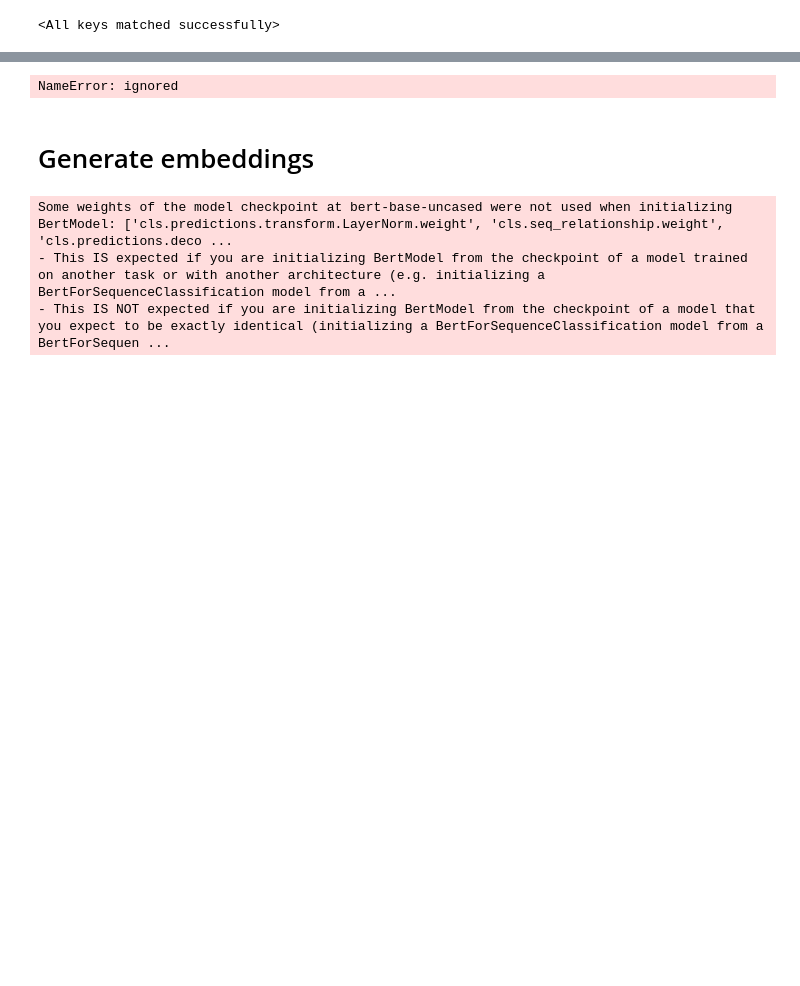
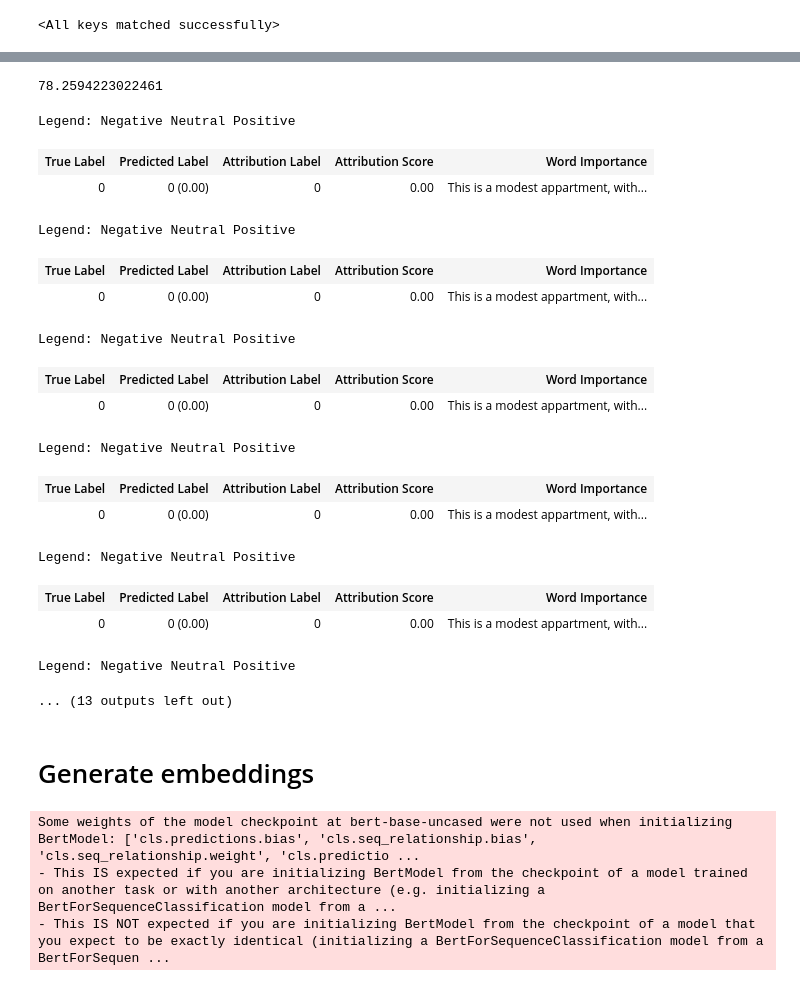
Before and after one commit to dernameistegal/airbnb_price, a Jupyter notebook: model_reviews.ipynb, the cells around one changed output, grey strips where cells are left out. Cells and saved outputs as stored; diff of their text form; code cells hidden in the pictures; blank space fills up the shorter version.

```diff
--- a/model_reviews.ipynb
+++ b/model_reviews.ipynb
@@ -199,23 +134,0 @@ model1.load_state_dict(torch.load("/content/checkpoints/checkpoint.pt"))
-# %%
-# show correlation
-from scipy.stats.stats import pearsonr
-import matplotlib.pyplot as plt
-
-ys = []
-ypreds = []
-
-with torch.no_grad():
-    model = model1.eval()
-
-    for ids, labels, masks in valloader:
-        ids, masks = ids.to(device), masks.to(device)
-        y_pred = model1(ids, masks)[0]
-        y_pred = list(y_pred.detach().cpu())
-        ypreds = ypreds + y_pred
-
-        ys = ys + list(labels)
-
-
-plt.scatter(ys, ypreds)
-plt.show()
-pearsonr(ys, ypreds)
@@ -335,21 +246,39 @@ pearsonr(ys, ypreds)
 # %%
+import explainability_utils as explain
 text = "This is a modest appartment, with a backyard location in the centre of downtown vienna"
-attention = explain.pipeline(text, model1, device)
+attention = explain.pipeline(text, model, device)
 explain.visualize_attention(text, attention)
 # %% [output]
-NameError: ignored
+78.2594223022461
+Legend: Negative Neutral Positive
+| True Label | Predicted Label | Attribution Label | Attribution Score | Word Importance |
+| 0 | 0 (0.00) | 0 | 0.00 | This is a modest appartment, with... |
+Legend: Negative Neutral Positive
+| True Label | Predicted Label | Attribution Label | Attribution Score | Word Importance |
+| 0 | 0 (0.00) | 0 | 0.00 | This is a modest appartment, with... |
+Legend: Negative Neutral Positive
+| True Label | Predicted Label | Attribution Label | Attribution Score | Word Importance |
+| 0 | 0 (0.00) | 0 | 0.00 | This is a modest appartment, with... |
+Legend: Negative Neutral Positive
+| True Label | Predicted Label | Attribution Label | Attribution Score | Word Importance |
+| 0 | 0 (0.00) | 0 | 0.00 | This is a modest appartment, with... |
+Legend: Negative Neutral Positive
+| True Label | Predicted Label | Attribution Label | Attribution Score | Word Importance |
+| 0 | 0 (0.00) | 0 | 0.00 | This is a modest appartment, with... |
+Legend: Negative Neutral Positive
+... (13 outputs left out)
 # %% [markdown]
 # Generate embeddings
 # %%
 # load model
 sys.path.append("/content/airbnb_price/models")
 from language_model import LanguageBertNet
-model = LanguageBertNet(fine_tune=False, with_attention_masks=True)
-path = "/content/drive/MyDrive/Colab/airbnb/data/logs/reviews/fine_tuned_0525/checkpoints/checkpoint.pt"
+model = LanguageBertNet(fine_tune=True, with_attention_masks=True)
+path = "/content/drive/MyDrive/Colab/airbnb/data/logs/reviews/best/checkpoints/checkpoint.pt"
 model.load_state_dict(torch.load(path))
 model = model.to(device)
 # %% [output]
-Some weights of the model checkpoint at bert-base-uncased were not used when initializing BertModel: ['cls.predictions.transform.LayerNorm.weight', 'cls.seq_relationship.weight', 'cls.predictions.deco ...
+Some weights of the model checkpoint at bert-base-uncased were not used when initializing BertModel: ['cls.predictions.bias', 'cls.seq_relationship.bias', 'cls.seq_relationship.weight', 'cls.predictio ...
 - This IS expected if you are initializing BertModel from the checkpoint of a model trained on another task or with another architecture (e.g. initializing a BertForSequenceClassification model from a ...
 - This IS NOT expected if you are initializing BertModel from the checkpoint of a model that you expect to be exactly identical (initializing a BertForSequenceClassification model from a BertForSequen ...
 # %%
```
Also changed, not shown: parts of 25 cells of this notebook.
